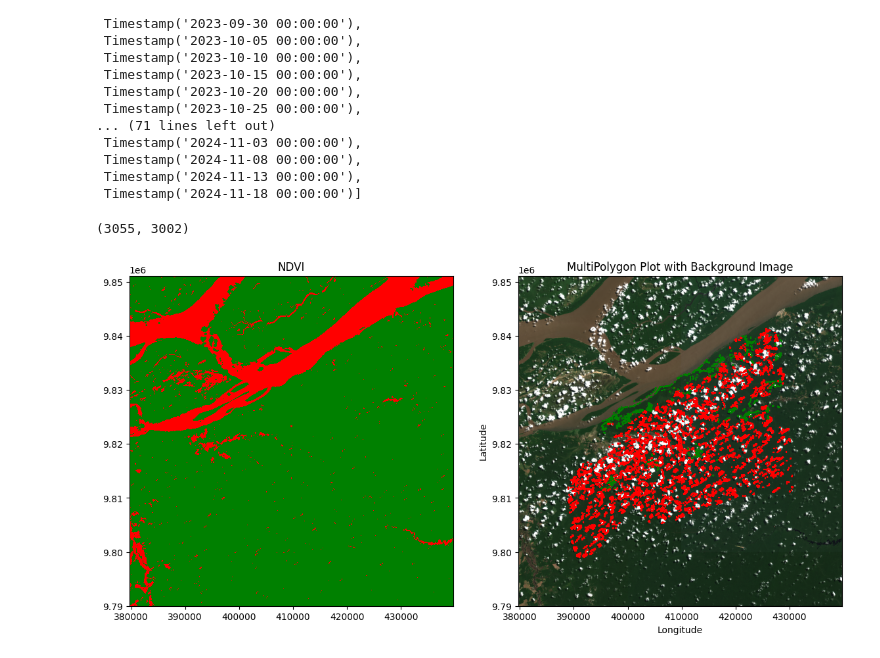
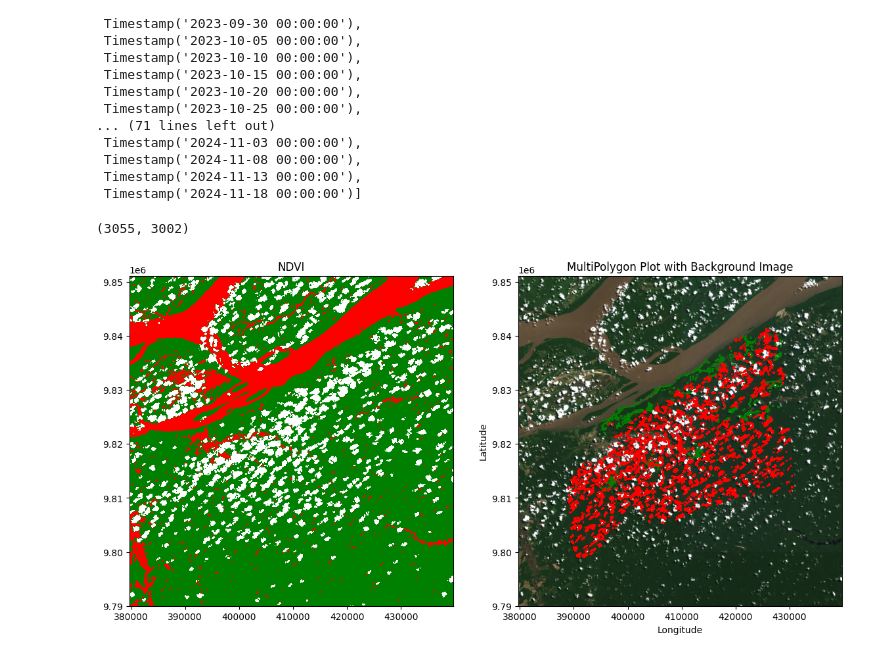
Before and after one commit to Alanbreno/cloud-detection-dissertation, a Jupyter notebook: desmatamento_alertas.ipynb, the cells around one changed output. Cells and saved outputs as stored; diff of their text form; code cells hidden in the pictures.

```diff
--- a/desmatamento_alertas.ipynb
+++ b/desmatamento_alertas.ipynb
@@ -54,16 +69,16 @@ with rasterio.open(image_path) as src:
     image = src.read([1, 2, 3]).transpose(1,2,0)  # Ler as três primeiras bandas (RGB)
     extent = [src.bounds.left, src.bounds.right, src.bounds.bottom, src.bounds.top]
     image_crs = src.crs  # Sistema de coordenadas da imagem
-
+gdf_local['geometry'] = gdf_local['geometry'].to_crs(image_crs)
 # Sistema de coordenadas dos polígonos (supondo que seja WGS84)
-polygons_crs = 'EPSG:4326'
+#polygons_crs = 'EPSG:4326'
 
 # Criar um transformador para converter as coordenadas
-transformer = Transformer.from_crs(polygons_crs, image_crs, always_xy=True)
+#transformer = Transformer.from_crs(polygons_crs, image_crs, always_xy=True)
 
 # Função para transformar as coordenadas dos polígonos
-def transform_polygon(polygon):
-    return transform(transformer.transform, polygon)
+#def transform_polygon(polygon):
+#    return transform(transformer.transform, polygon)
 
 # Supondo que row['geometry'] seja um objeto MultiPolygon
 #multipolygon = gdf_awa['geometry'][0]
@@ -76,9 +91,9 @@ ax[1].imshow(np.squeeze(image), extent=extent)
 
 for i in range(len(gdf_local)):
     multipolygon = gdf_local['geometry'][i]
-
+    transformed_multipolygon = multipolygon
     # Transformar os polígonos para o sistema de coordenadas da imagem
-    transformed_multipolygon = MultiPolygon([transform_polygon(polygon) for polygon in multipolygon.geoms])
+    #transformed_multipolygon = MultiPolygon([transform_polygon(polygon) for polygon in multipolygon.geoms])
 
     color = 'red'
 
@@ -105,7 +120,7 @@ with rasterio.open(image_path_B08) as src:
 
 with rasterio.open(image_path_SCL) as scl_src:
     SCL = scl_src.read(1)
-    print(SCL.shape)
+    #print(SCL.shape)
     # Reamostrar SCL para resolução de 10m
     scl_resampled = np.empty_like(B04, dtype=SCL.dtype)
     reproject(
@@ -135,35 +150,35 @@ def calculate_ndvi(nir, red, epsilon=1e-10):
 
 
 # Calcular o NDVI
 NDVI = calculate_ndvi(B08, B04)
 
 del B04, B08, SCL #Libera memória
 
 # Identificar pixels do SCL com valores 0, 3, 8 e 9
-mask_values = [3, 8, 9]
+mask_values = [0, 3, 8, 9]
 mask = np.isin(scl_resampled, mask_values)
 
-NDVI[mask] = 1
+NDVI[mask] = 2
 
 # Definir o colormap personalizado: azul para valores negativos, preto para 0-0.35, gradiente para o resto
-colors = ['red', 'green']  # Cores para cada faixa
-bounds = [-1, 0.35, 1]  # Intervalos dos valores de NDVI
+colors = ['red', 'green','white']  # Cores para cada faixa
+bounds = [-1, 0.4, 1.1, 2]  # Intervalos dos valores de NDVI
 cmap = ListedColormap(colors)
 norm = BoundaryNorm(bounds, cmap.N)
 
 # Plotar o NDVI
 ax[0].imshow(NDVI, cmap=cmap, norm=norm, extent=extent)
 
 
 # Configurar os eixos
 ax[0].set_aspect('equal')
 ax[1].set_aspect('equal')
 plt.xlabel('Longitude')
 plt.ylabel('Latitude')
 ax[1].set_title('MultiPolygon Plot with Background Image')
 ax[0].set_title('NDVI')
 # Mostrar o gráfico
 plt.show()
 # %% [output]
 (3055, 3002)
-[figure, old version]
+[figure, new version]
```
Also changed, not shown: parts of 1 cell of this notebook, 2 other files.
